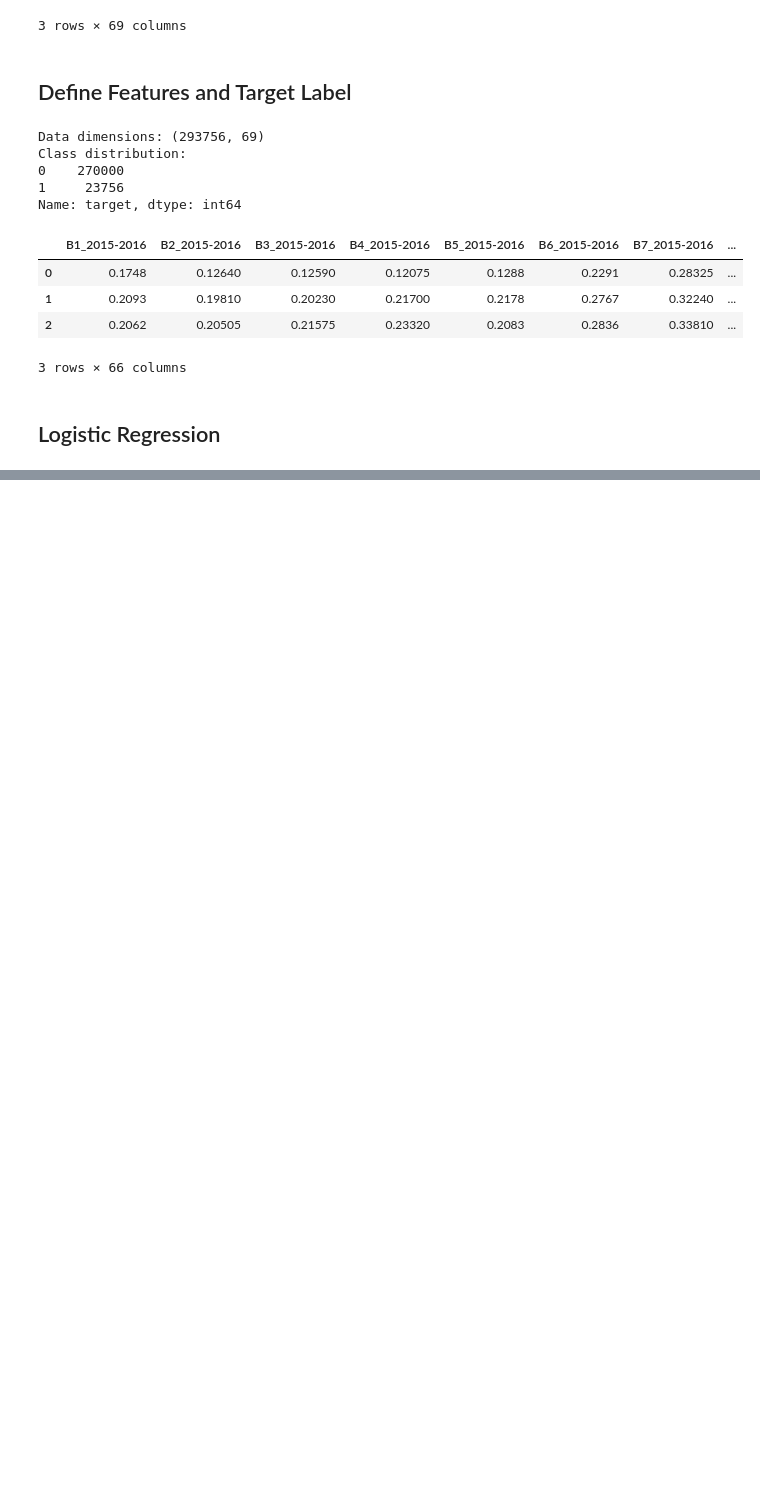
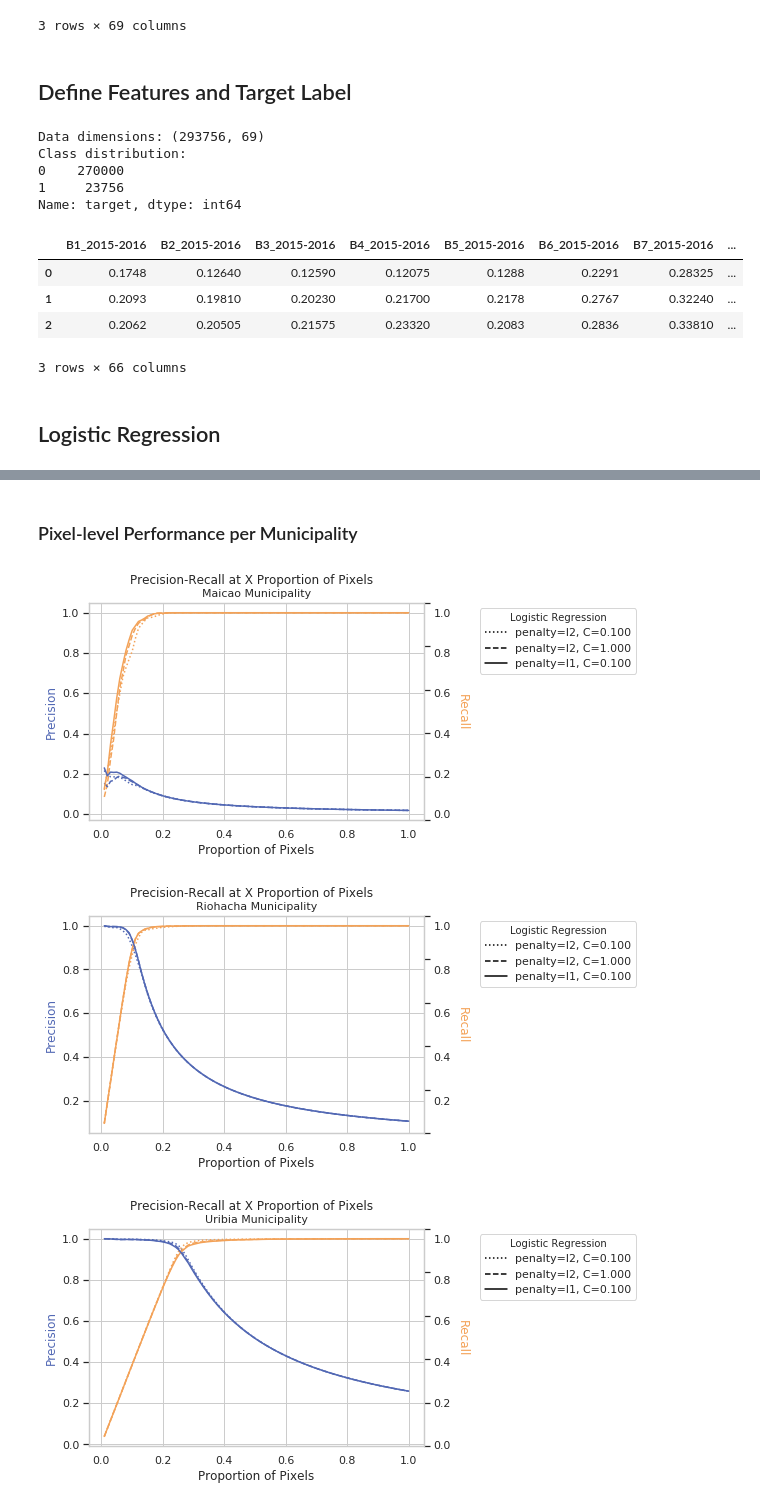
Before and after one commit to thinkingmachines/geoai-immap, a Jupyter notebook: notebooks/03_Model_Optimization.ipynb, the cells around one changed output, grey strips where cells are left out. Drawn from its saved outputs; the diff is of its cells as text; code cells hidden in the pictures; blank space fills up the shorter version.

```diff
--- a/notebooks/03_Model_Optimization.ipynb
+++ b/notebooks/03_Model_Optimization.ipynb
@@ -182,0 +158,14 @@ model_utils.plot_precision_recall(results_list, classifiers=classifiers)
+# %% [markdown]
+### Pixel-level Performance per Municipality
+# %%
+model_utils.plot_precision_recall_per_area(
+    lr_results,
+    areas,
+    indexes=indexes,
+    level='pixel',
+    model='Logistic Regression'
+);
+# %% [output]
+[figure, added]
+[figure, added]
+[figure, added]
```
Also changed, not shown: parts of 74 cells of this notebook, 4 other files.
